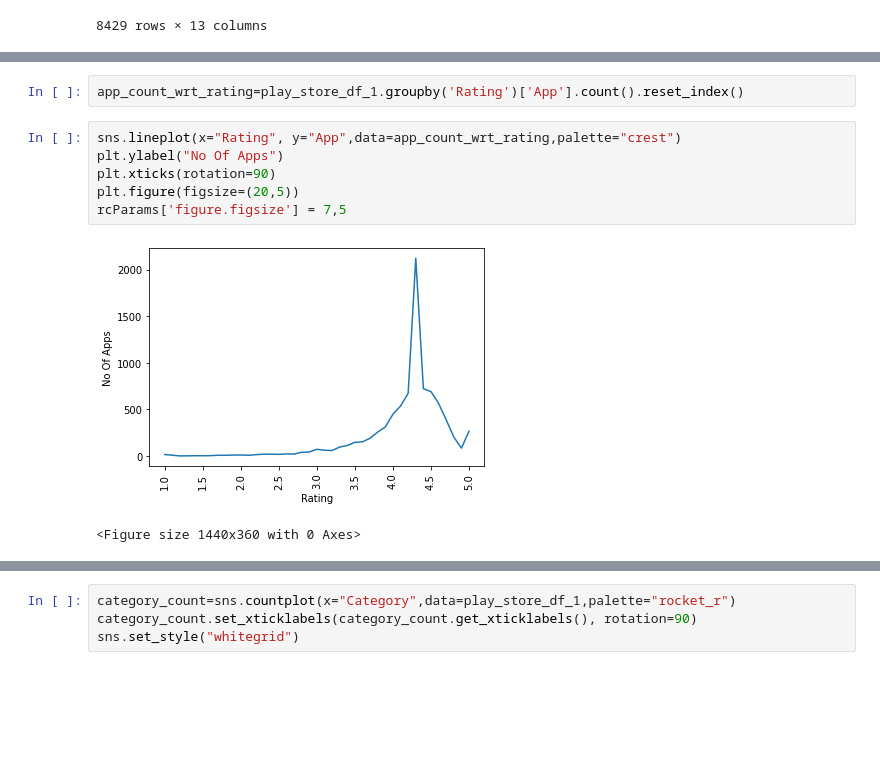
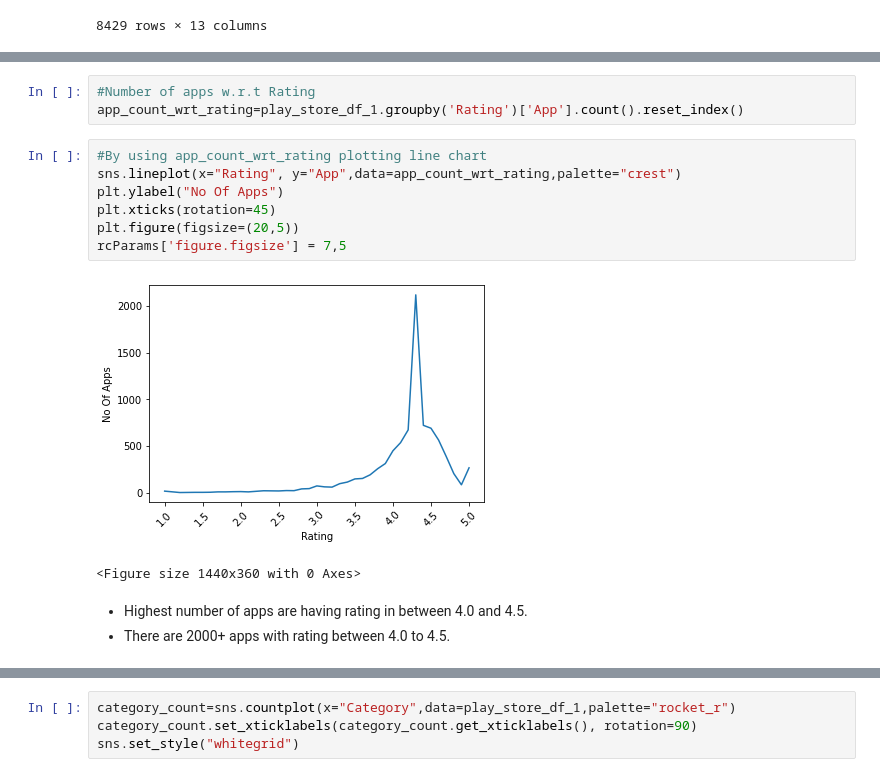
Before and after one commit to Mahima2208/EDA_PlayStore_Apps_Analysis, a Jupyter notebook: MAHIMA_PHALKEY_Play_Store_App_Review_Analysis_Capstone_Project.ipynb, the cells around one changed output, grey strips where cells are left out. Saved outputs shown, nothing was run; the diff lists cells and outputs as text; blank space fills up the shorter version.

```diff
--- a/MAHIMA_PHALKEY_Play_Store_App_Review_Analysis_Capstone_Project.ipynb
+++ b/MAHIMA_PHALKEY_Play_Store_App_Review_Analysis_Capstone_Project.ipynb
@@ -815,11 +898,18 @@ play_store_df_1
 # %%
+#Number of apps w.r.t Rating
 app_count_wrt_rating=play_store_df_1.groupby('Rating')['App'].count().reset_index()
 # %%
+#By using app_count_wrt_rating plotting line chart
 sns.lineplot(x="Rating", y="App",data=app_count_wrt_rating,palette="crest")
 plt.ylabel("No Of Apps")
-plt.xticks(rotation=90)
+plt.xticks(rotation=45)
 plt.figure(figsize=(20,5))
 rcParams['figure.figsize'] = 7,5
 # %% [output]
-[figure, old version]
+[figure, new version]
 <Figure size 1440x360 with 0 Axes>
+# %% [markdown]
+
+
+*   Highest number of apps are having rating in between 4.0 and 4.5.
+*   There are 2000+ apps with rating between 4.0 to 4.5.
```
Also changed, not shown: parts of 121 cells of this notebook.
